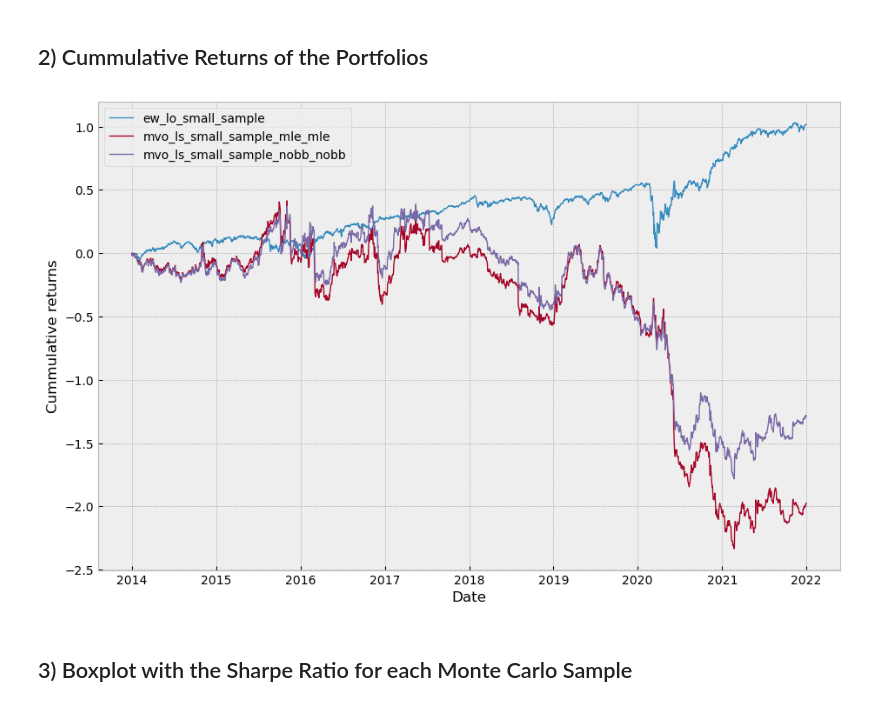
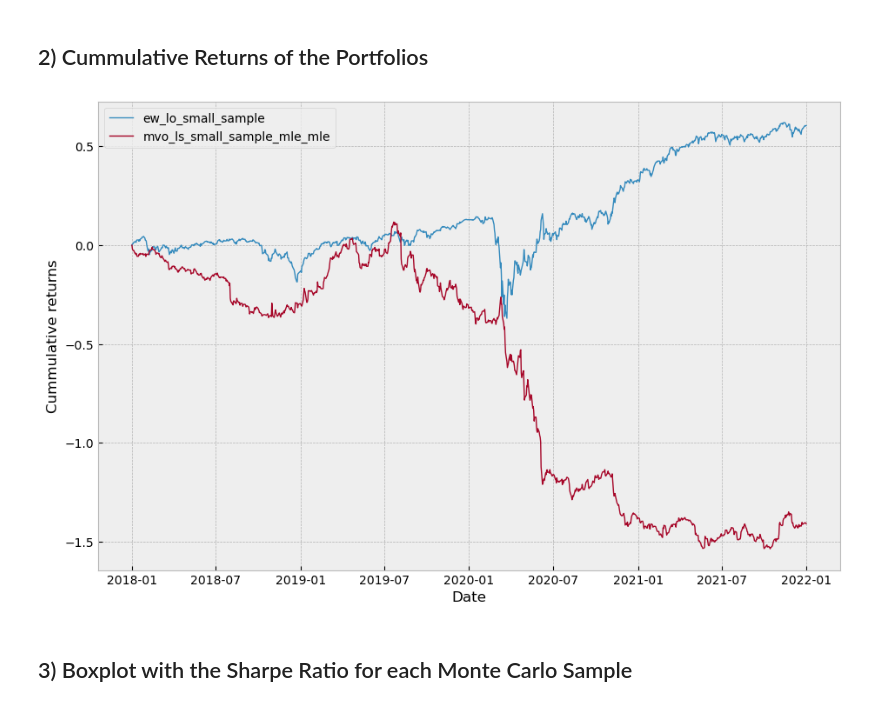
Before and after one commit to dcuoliveira/rpowbe, a Jupyter notebook: src/results_report.ipynb, the cells around one changed output. Saved outputs shown, nothing was run; the diff lists cells and outputs as text; code cells hidden in the pictures.

```diff
--- a/src/results_report.ipynb
+++ b/src/results_report.ipynb
@@ -14,7 +14,7 @@ plt.rcParams['lines.linewidth'] = 1
 model_names = [
 
     "ew_lo_small_sample",
-    "mvo_ls_small_sample_mle_mle", "mvo_ls_small_sample_nobb_nobb"
+    "mvo_ls_small_sample_mle_mle",
 
 ]
 stats_order = ["E[R]", "Std(R)", "Sharpe", "Sortino", "AvgDD", "MaxDD", "% Positive Ret."]
@@ -75,18 +73,18 @@ mvo\_ls\_small\_sample\_nobb\_nobb & -15.204019 & 42.584791 & -0.357029 & -0.436
 # %%
 
 fig, ax = plt.subplots(figsize=(11, 7))
 for model in model_names:
     summary_df = all_summary_df.loc[all_summary_df["model"] == model]
-    cum_pnl_df = summary_df.groupby("date").sum()[["pnl"]].loc["2014-01-01":].cumsum().reset_index()
+    cum_pnl_df = summary_df.groupby("date").sum()[["pnl"]].loc["2018-01-01":].cumsum().reset_index()
     ax.plot(pd.to_datetime(cum_pnl_df['date']), cum_pnl_df["pnl"], label=model)
 
 plt.xlabel("Date")
 plt.ylabel("Cummulative returns")
 plt.legend(loc='best', fontsize=10)
 # fig.savefig('img/' + ticker + '_' + key1 + '_fs_methods.png')
 plt.show()
 # %% [output]
-[figure, old version]
+[figure, new version]
 # %% [markdown]
 ## 3) Boxplot with the Sharpe Ratio for each Monte Carlo Sample
 # %% [markdown]
```
Also changed, not shown: parts of 2 cells of this notebook, 1 other file.
